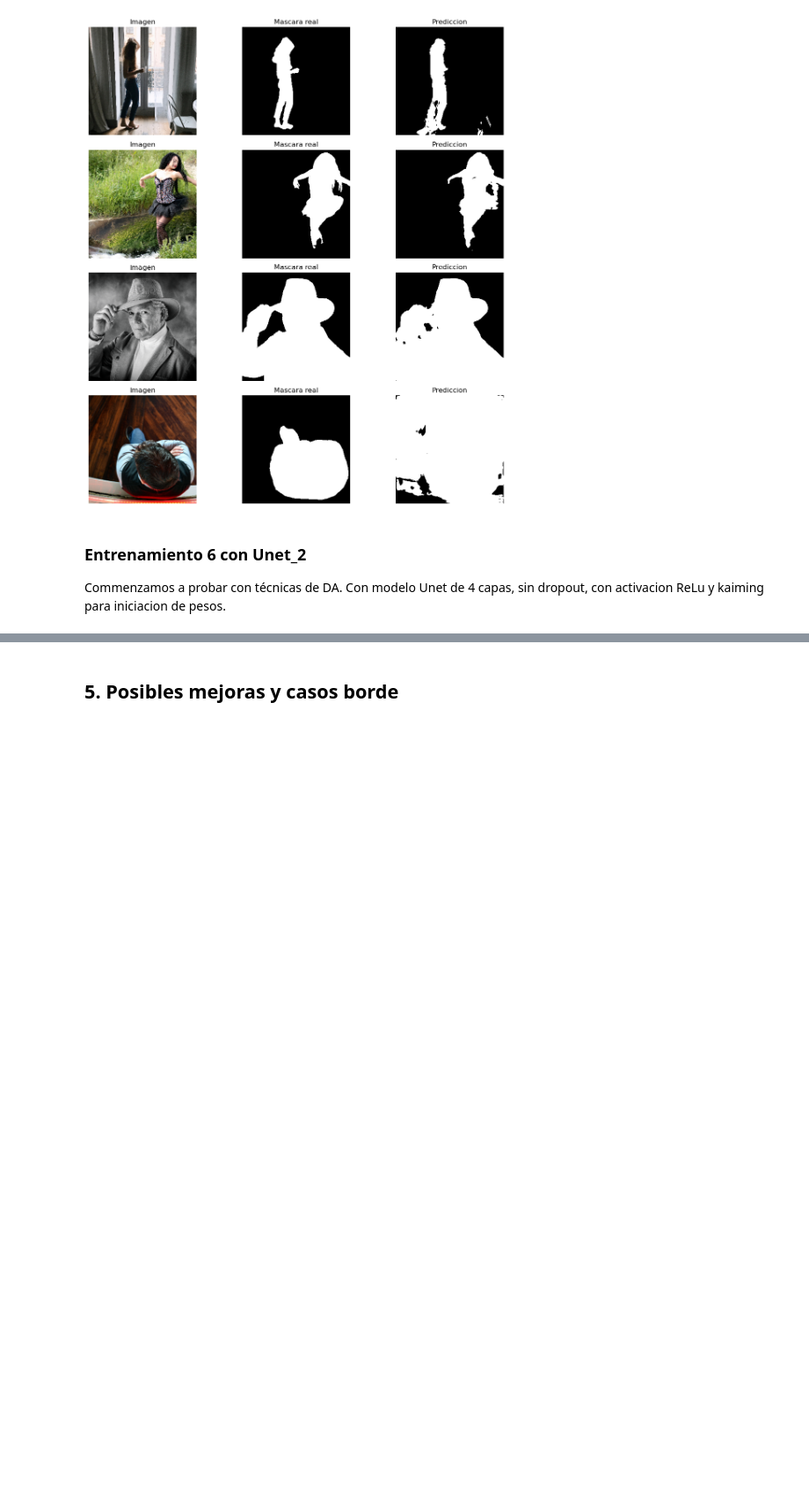
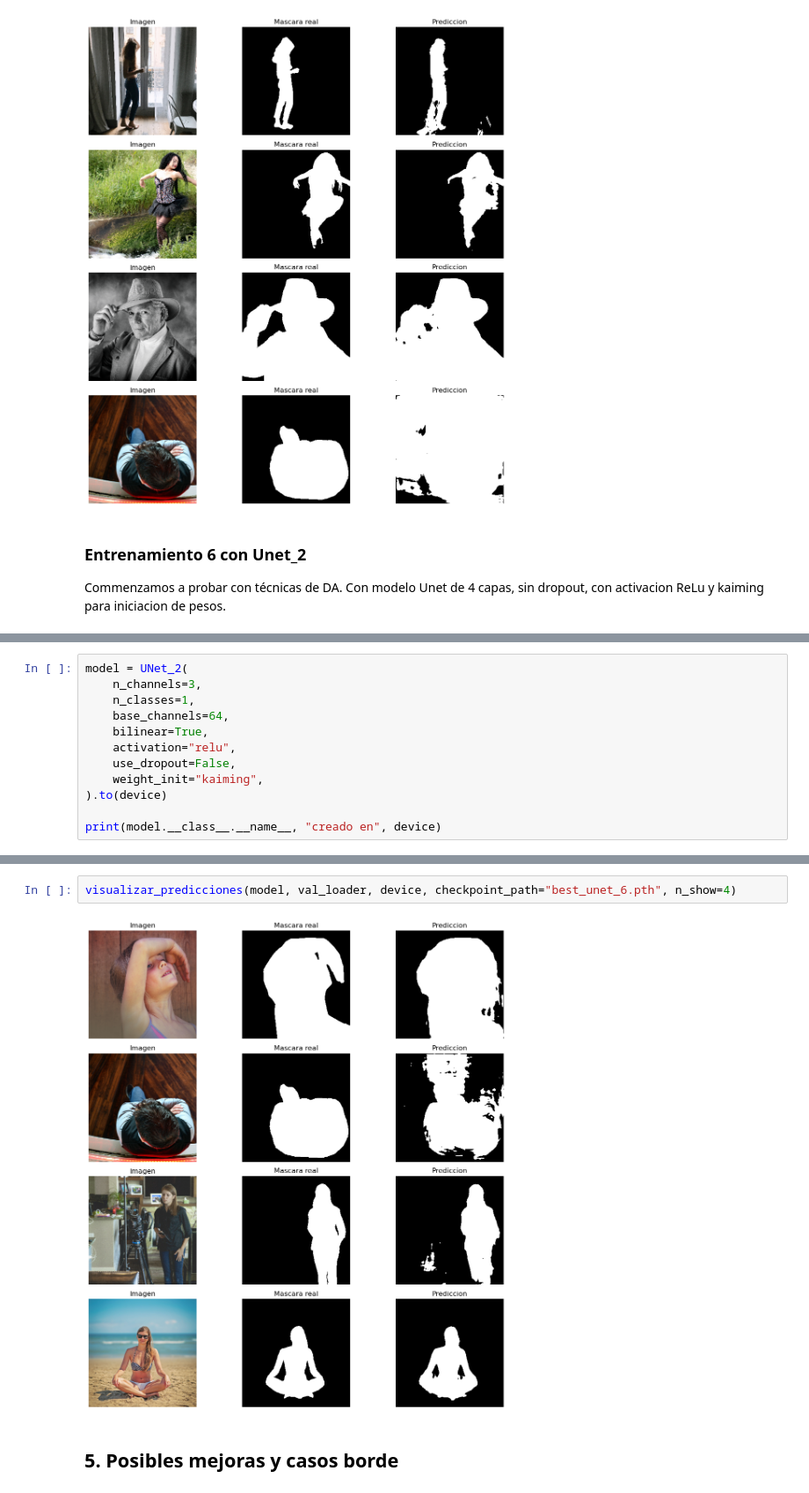
Before and after one commit to octarevetria/Taller_DL, a Jupyter notebook: obligatorio_2025/Obligatorio-letra.ipynb, the cells around one changed output, grey strips where cells are left out. Shown at 88% size. Drawn from its saved outputs; the diff is of its cells as text; blank space fills up the shorter version.

```diff
--- a/obligatorio_2025/Obligatorio-letra.ipynb
+++ b/obligatorio_2025/Obligatorio-letra.ipynb
@@ -880,3 +878,15 @@ val_loader = DataLoader(
     shuffle=False,
     num_workers=0
 )
+# %%
+model = UNet_2(
+    n_channels=3,
+    n_classes=1,
+    base_channels=64,
+    bilinear=True,
+    activation="relu",
+    use_dropout=False,
+    weight_init="kaiming",
+).to(device)
+
+print(model.__class__.__name__, "creado en", device)
@@ -883,3 +923,7 @@ val_loader = DataLoader(
+# %%
+visualizar_predicciones(model, val_loader, device, checkpoint_path="best_unet_6.pth", n_show=4)
+# %% [output]
+[figure, added]
 # %% [markdown]
 ## **5. Posibles mejoras y casos borde**
 # %% [markdown]
```
Also changed, not shown: parts of 14 cells of this notebook, 1 other file.
